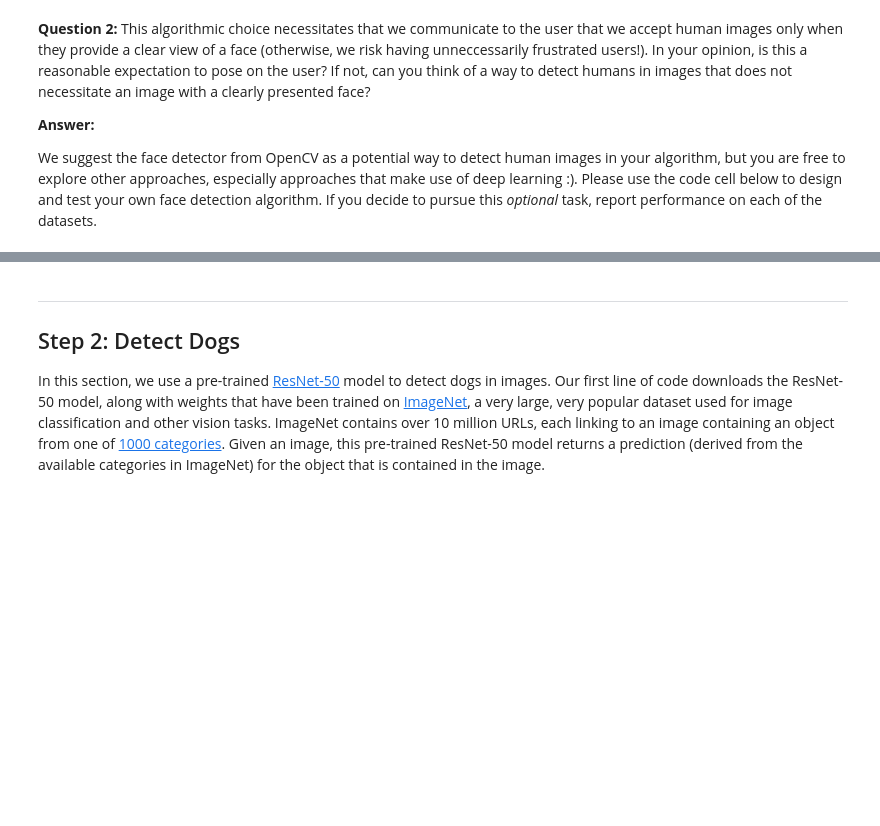
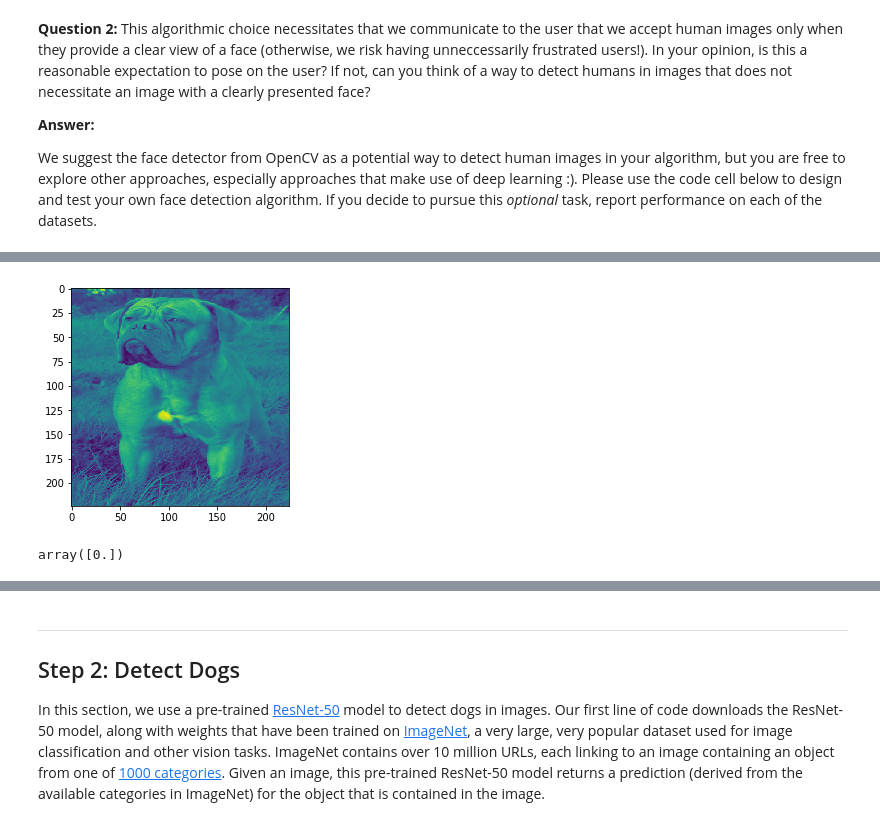
Before and after one commit to AntiTyping/udacity-machine-learning, a Jupyter notebook: dog-project/dog_app.ipynb, the cells around one changed output, grey strips where cells are left out. Cells and saved outputs as stored; diff of their text form; code cells hidden in the pictures; blank space fills up the shorter version.

```diff
--- a/dog-project/dog_app.ipynb
+++ b/dog-project/dog_app.ipynb
@@ -204,0 +293,20 @@ We suggest the face detector from OpenCV as a potential way to detect human imag
+# %%
+from sklearn.utils import shuffle
+
+face_human_train = face_human_data[:3000]
+face_dog_train = face_dog_data[:3000]
+
+face_human_train_target = np.ones((face_human_train.shape[0],1))
+face_dog_train_target = np.zeros((face_dog_train.shape[0],1))
+
+new_face_all_train=np.vstack([face_human_train, face_dog_train])
+new_face_all_target=np.vstack([face_human_train_target, face_dog_train_target])
+new_face_all_train, new_face_all_target = shuffle(new_face_all_train, new_face_all_target)
+# %%
+display_image2(new_face_all_train[-2])
+# %% [output]
+[figure, added]
+# %%
+new_face_all_target[-1]
+# %% [output]
+array([0.])
```
Also changed, not shown: parts of 43 cells of this notebook, 1 other file.
